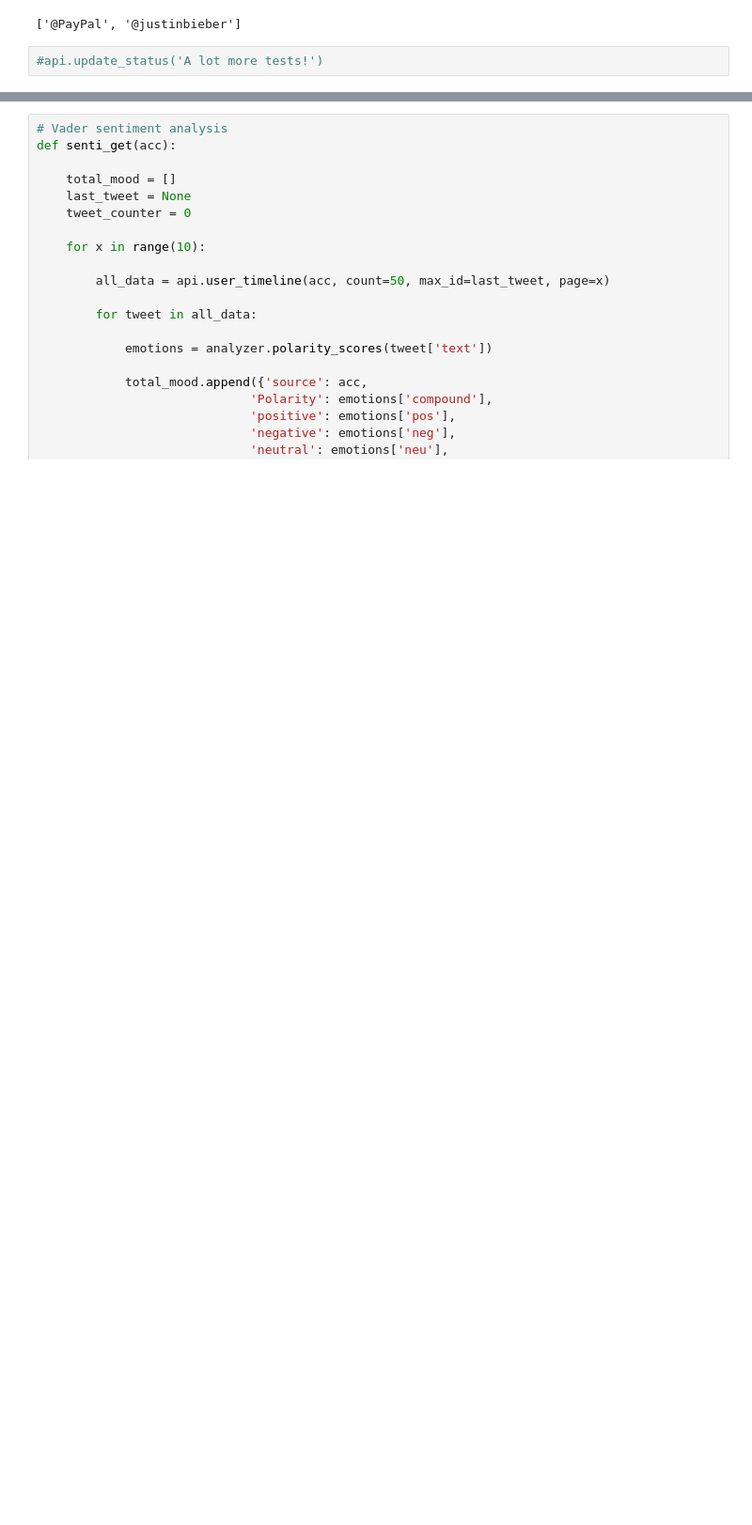
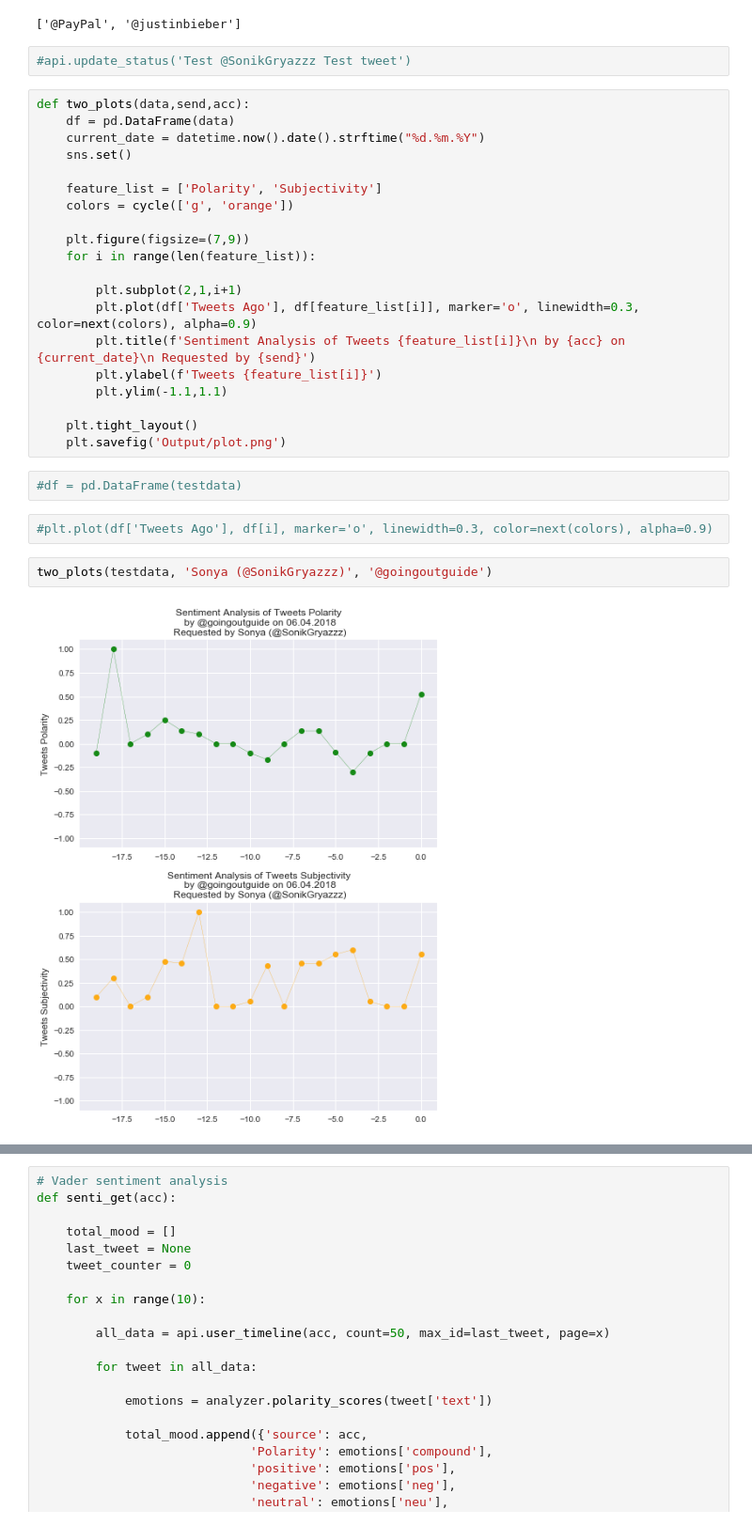
Before and after one commit to Gryazzz/Twitter_Emo_Bot, a Jupyter notebook: Twitter_bot.ipynb, the cells around one changed output, grey strips where cells are left out. Shown: that part at 94% size. Saved outputs shown, nothing was run; the diff lists cells and outputs as text; blank space fills up the shorter version.

```diff
--- a/Twitter_bot.ipynb
+++ b/Twitter_bot.ipynb
@@ -163,7 +149,35 @@ justinbieber
 # %%
 # %% [output]
 ['@PayPal', '@justinbieber']
-# %%
-#api.update_status('A lot more tests!')
+# %%
+#api.update_status('Test @SonikGryazzz Test tweet')
+# %%
+def two_plots(data,send,acc):
+    df = pd.DataFrame(data)
+    current_date = datetime.now().date().strftime("%d.%m.%Y")
+    sns.set()
+
+    feature_list = ['Polarity', 'Subjectivity']
+    colors = cycle(['g', 'orange'])
+
+    plt.figure(figsize=(7,9))
+    for i in range(len(feature_list)):
+
+        plt.subplot(2,1,i+1)
+        plt.plot(df['Tweets Ago'], df[feature_list[i]], marker='o', linewidth=0.3, color=next(colors), alpha=0.9)
+        plt.title(f'Sentiment Analysis of Tweets {feature_list[i]}\n by {acc} on {current_date}\n Requested by {send}')
+        plt.ylabel(f'Tweets {feature_list[i]}')
+        plt.ylim(-1.1,1.1)
+
+    plt.tight_layout()
+    plt.savefig('Output/plot.png')
+# %%
+#df = pd.DataFrame(testdata)
+# %%
+#plt.plot(df['Tweets Ago'], df[i], marker='o', linewidth=0.3, color=next(colors), alpha=0.9)
+# %%
+two_plots(testdata, 'Sonya (@SonikGryazzz)', '@goingoutguide')
+# %% [output]
+[figure, added]
 # %%
 # Function for plotting
```
Also changed, not shown: parts of 21 cells of this notebook, 1 other file.
